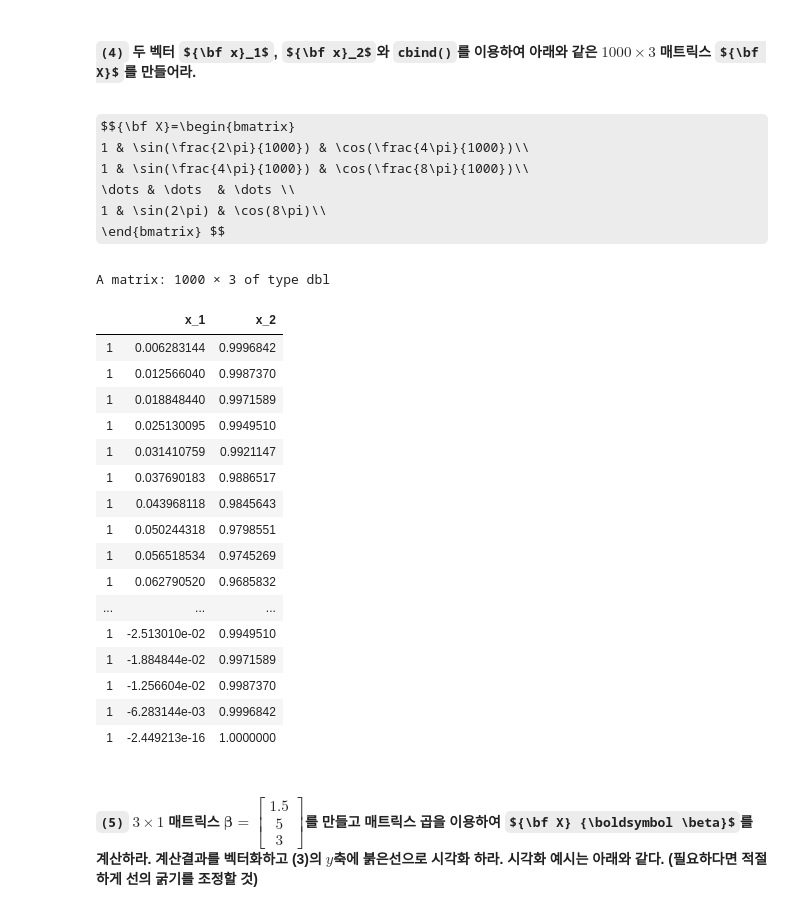
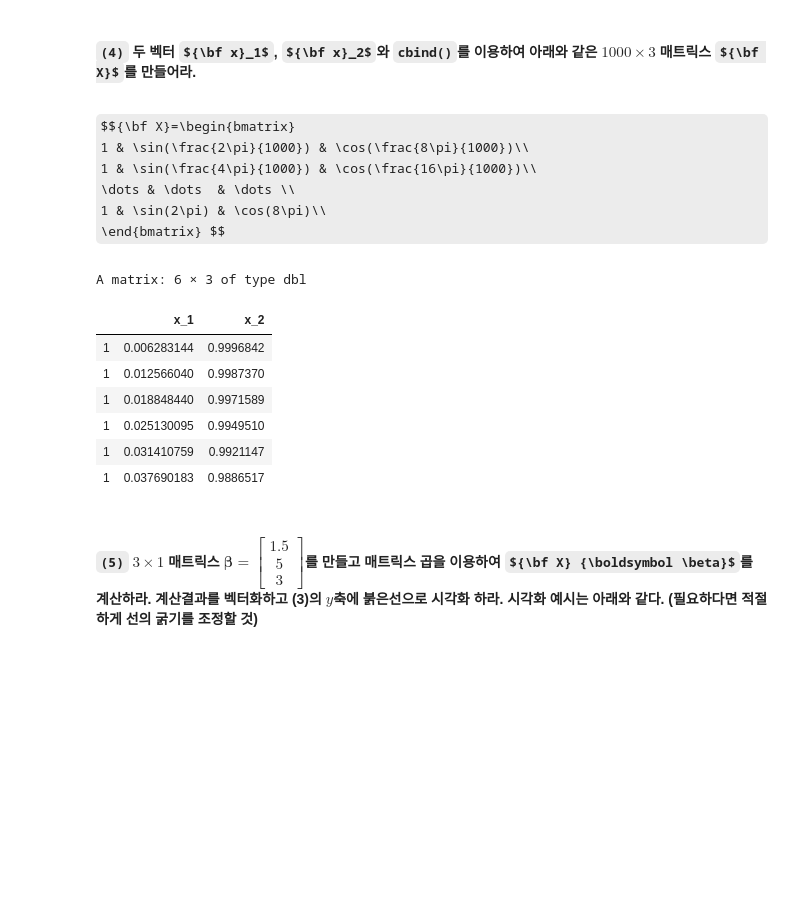
Before and after one commit to stahangryum/unwanted_blog, a Jupyter notebook: _notebooks/2021-12-12-R입문 기말고사 대비문제.ipynb, the cells around one changed output. Saved outputs shown, nothing was run; the diff lists cells and outputs as text; code cells hidden in the pictures; some formulas as TeX source; blank space fills up the shorter version.

```diff
--- a/_notebooks/2021-12-12-R입문 기말고사 대비문제.ipynb
+++ b/_notebooks/2021-12-12-R입문 기말고사 대비문제.ipynb
@@ -71,33 +73,23 @@ plot(t, y, col = "gray60")
 #### `(4)` 두 벡터 ${\bf x}_1$, ${\bf x}_2$와 `cbind()`를 이용하여 아래와 같은 $1000 \times 3$ 매트릭스 ${\bf X}$를 만들어라.
 # %% [markdown]
 $${\bf X}=\begin{bmatrix}
-1 & \sin(\frac{2\pi}{1000}) & \cos(\frac{4\pi}{1000})\\
-1 & \sin(\frac{4\pi}{1000}) & \cos(\frac{8\pi}{1000})\\
+1 & \sin(\frac{2\pi}{1000}) & \cos(\frac{8\pi}{1000})\\
+1 & \sin(\frac{4\pi}{1000}) & \cos(\frac{16\pi}{1000})\\
 \dots & \dots  & \dots \\
 1 & \sin(2\pi) & \cos(8\pi)\\
 \end{bmatrix} $$
 # %%
 X = cbind((rep(1,1000)), x_1, x_2)
-X
+head(X)
 # %% [output]
-A matrix: 1000 × 3 of type dbl
+A matrix: 6 × 3 of type dbl
 |  | x_1 | x_2 |
 | 1 | 0.006283144 | 0.9996842 |
 | 1 | 0.012566040 | 0.9987370 |
 | 1 | 0.018848440 | 0.9971589 |
 | 1 | 0.025130095 | 0.9949510 |
 | 1 | 0.031410759 | 0.9921147 |
 | 1 | 0.037690183 | 0.9886517 |
-| 1 | 0.043968118 | 0.9845643 |
-| 1 | 0.050244318 | 0.9798551 |
-| 1 | 0.056518534 | 0.9745269 |
-| 1 | 0.062790520 | 0.9685832 |
-| ... | ... | ... |
-| 1 | -2.513010e-02 | 0.9949510 |
-| 1 | -1.884844e-02 | 0.9971589 |
-| 1 | -1.256604e-02 | 0.9987370 |
-| 1 | -6.283144e-03 | 0.9996842 |
-| 1 | -2.449213e-16 | 1.0000000 |
 # %% [markdown]
 #### `(5)` $3 \times 1$ 매트릭스 $\boldsymbol{\beta}=\begin{bmatrix} 1.5 \\ 5 \\ 3 \end{bmatrix}$를 만들고 매트릭스 곱을 이용하여 ${\bf X} {\boldsymbol \beta}$를 계산하라. 계산결과를 벡터화하고 (3)의 $y$축에 붉은선으로 시각화 하라. 시각화 예시는 아래와 같다. (필요하다면 적절하게 선의 굵기를 조정할 것)
 # %%
```
Also changed, not shown: parts of 50 cells of this notebook, 4 other files.
